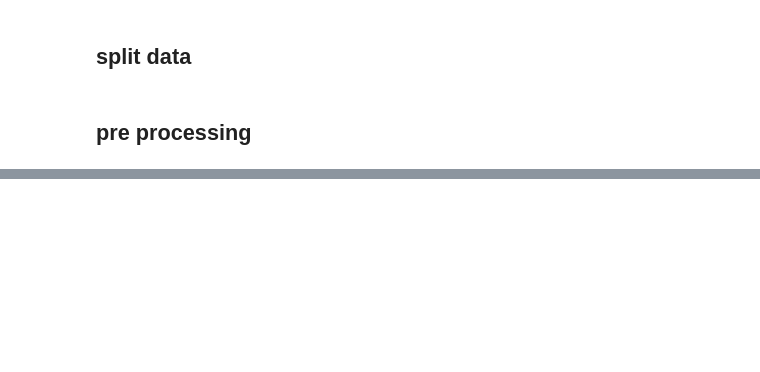
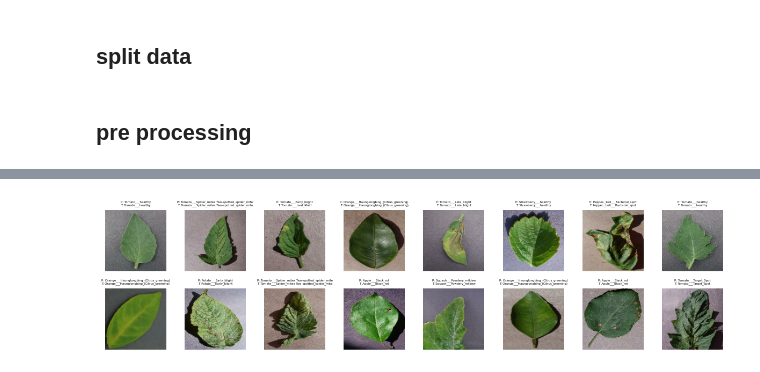
Before and after one commit to gai2da/plant-health-monitor, a Jupyter notebook: plant_disease_model.ipynb, the cells around one changed output, grey strips where cells are left out. Saved outputs shown, nothing was run; the diff lists cells and outputs as text; code cells hidden in the pictures; blank space fills up the shorter version.

```diff
--- a/plant_disease_model.ipynb
+++ b/plant_disease_model.ipynb
@@ -110,0 +85,3 @@ Epoch 1/10
+# %%
+for img, label in val_dataset.take(1):
+    preds = model.predict(img)
@@ -110,0 +90,34 @@ Epoch 1/10
+# %%
+import numpy as np
+
+pred_labels = np.argmax(preds, axis=1)
+true_labels = label.numpy()
+# %%
+class_names = ['Apple___Apple_scab', 'Apple___Black_rot', 'Apple___Cedar_apple_rust', 'Apple___healthy',
+               'Blueberry___healthy', 'Cherry___healthy', 'Cherry___Powdery_mildew',
+               'Corn___Cercospora_leaf_spot Gray_leaf_spot', 'Corn___Common_rust', 'Corn___healthy',
+               'Corn___Northern_Leaf_Blight', 'Grape___Black_rot', 'Grape___Esca_(Black_Measles)',
+               'Grape___healthy', 'Grape___Leaf_blight_(Isariopsis_Leaf_Spot)', 'Orange___Haunglongbing_(Citrus_greening)',
+               'Peach___Bacterial_spot', 'Peach___healthy', 'Pepper,_bell___Bacterial_spot', 'Pepper,_bell___healthy',
+               'Potato___Early_blight', 'Potato___healthy', 'Potato___Late_blight', 'Raspberry___healthy',
+               'Soybean___healthy', 'Squash___Powdery_mildew', 'Strawberry___healthy', 'Strawberry___Leaf_scorch',
+               'Tomato___Bacterial_spot', 'Tomato___Early_blight', 'Tomato___healthy', 'Tomato___Late_blight',
+               'Tomato___Leaf_Mold', 'Tomato___Septoria_leaf_spot', 'Tomato___Spider_mites Two-spotted_spider_mite',
+               'Tomato___Target_Spot', 'Tomato___Tomato_mosaic_virus', 'Tomato___Tomato_Yellow_Leaf_Curl_Virus']
+
+
+pred_class_names = [class_names[i] for i in pred_labels]
+true_class_names = [class_names[i] for i in true_labels]
+# %%
+import matplotlib.pyplot as plt
+
+plt.figure(figsize=(12, 6))
+for i in range(len(pred_class_names)):
+    plt.subplot(4, 8, i+1)
+    plt.imshow(img[i].numpy())
+    plt.title(f"P: {pred_class_names[i]}\nT: {true_class_names[i]}", fontsize=4)
+    plt.axis('off')
+plt.tight_layout()
+plt.show()
+# %% [output]
+[figure, added]
```
Also changed, not shown: parts of 14 cells of this notebook.
